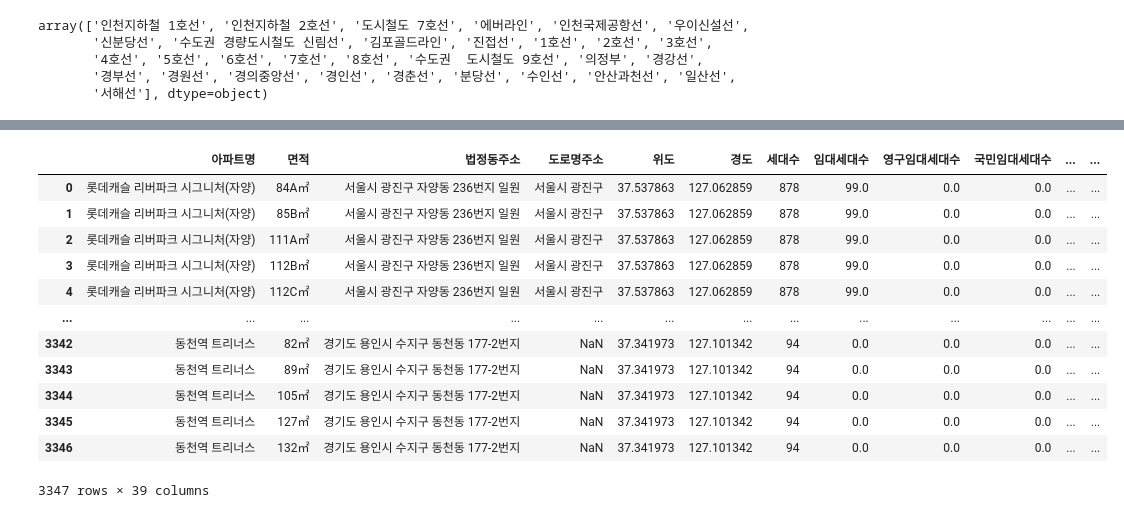
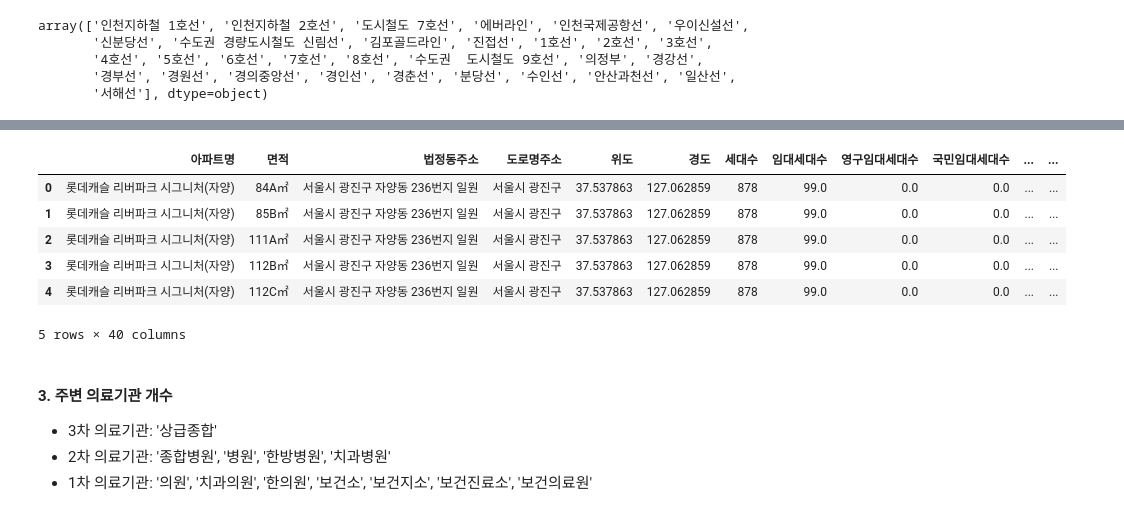
Before and after one commit to hwangeunok/git_practice, a Jupyter notebook: apartment_variables.ipynb, the cells around one changed output, grey strips where cells are left out. Saved outputs shown, nothing was run; the diff lists cells and outputs as text; code cells hidden in the pictures.

Commit message:
apartment_variables_update_20230822

```diff
--- a/apartment_variables.ipynb
+++ b/apartment_variables.ipynb
@@ -260,6 +197,13 @@ array(['인천지하철 1호선', '인천지하철 2호선', '도시철도 7호
 merged_rail.loc[merged_rail['노선명'] == '도시철도 7호선', '노선명'] = '7호선'
 merged_rail.loc[merged_rail['노선명'] == '수도권  도시철도 9호선', '노선명'] = '9호선'
 merged_rail.loc[merged_rail['노선명'] == '의정부', '노선명'] = '의정부선'
+merged_rail.loc[merged_rail['노선명'] == '일산선', '노선명'] = '3호선'
+merged_rail.loc[merged_rail['노선명'] == '수도권 경량도시철도 신림선', '노선명'] = '신림선'
+merged_rail.loc[merged_rail['노선명'] == '경부선', '노선명'] = '1호선'
+merged_rail.loc[merged_rail['노선명'] == '경인선', '노선명'] = '1호선'
+merged_rail.loc[merged_rail['노선명'] == '경원선', '노선명'] = '1호선'
+merged_rail.loc[merged_rail['노선명'] == '안산과천선', '노선명'] = '4호선'
+
 errored = merged_rail['노선명'] == '신분당선'
 merged_rail.loc[errored, ['역위도', '역경도']] = merged_rail.loc[errored, ['역경도', '역위도']].values
 # %%
@@ -280,0 +235,35 @@ merged_rail[merged_rail['역사명'] == '공덕역']
+# %%
+merged_rail.loc[merged_rail['역사명'] == '구로역', '역위도'] = geocoding(merged_rail[merged_rail['역사명']=='구로역']['역사도로명주소'].values[0])[0]
+merged_rail.loc[merged_rail['역사명'] == '구로역', '역경도'] = geocoding(merged_rail[merged_rail['역사명']=='구로역']['역사도로명주소'].values[0])[1]
+
+merged_rail.loc[merged_rail['역사명'] == '구리역', '역사도로명주소'] = '경기도 구리시 인창동 244-2'
+merged_rail.loc[merged_rail['역사명'] == '구리역', '역위도'] = geocoding(merged_rail[merged_rail['역사명']=='구리역']['역사도로명주소'].values[0])[0]
+merged_rail.loc[merged_rail['역사명'] == '구리역', '역경도'] = geocoding(merged_rail[merged_rail['역사명']=='구리역']['역사도로명주소'].values[0])[1]
+
+merged_rail.loc[merged_rail['역사명'] == '걸포북변역', '역사도로명주소'] = '경기도 김포시 북변동 135-10'
+merged_rail.loc[merged_rail['역사명'] == '걸포북변역', '역위도'] = geocoding(merged_rail[merged_rail['역사명']=='걸포북변역']['역사도로명주소'].values[0])[0]
+merged_rail.loc[merged_rail['역사명'] == '걸포북변역', '역경도'] = geocoding(merged_rail[merged_rail['역사명']=='걸포북변역']['역사도로명주소'].values[0])[1]
+
+merged_rail.loc[merged_rail['역사명'] == '사우역', '역사도로명주소'] = '경기도 김포시 사우동 854'
+merged_rail.loc[merged_rail['역사명'] == '사우역', '역위도'] = geocoding(merged_rail[merged_rail['역사명']=='사우역']['역사도로명주소'].values[0])[0]
+merged_rail.loc[merged_rail['역사명'] == '사우역', '역경도'] = geocoding(merged_rail[merged_rail['역사명']=='사우역']['역사도로명주소'].values[0])[1]
+
+merged_rail.loc[merged_rail['역사명'] == '풍무역', '역사도로명주소'] = '경기도 김포시 김포대로 710'
+merged_rail.loc[merged_rail['역사명'] == '풍무역', '역위도'] = geocoding(merged_rail[merged_rail['역사명']=='풍무역']['역사도로명주소'].values[0])[0]
+merged_rail.loc[merged_rail['역사명'] == '풍무역', '역경도'] = geocoding(merged_rail[merged_rail['역사명']=='풍무역']['역사도로명주소'].values[0])[1]
+
+merged_rail.loc[merged_rail['역사명'] == '화전역', '역사도로명주소'] = '경기도 고양시 덕양구 화전동 183-10'
+merged_rail.loc[merged_rail['역사명'] == '화전역', '역위도'] = geocoding(merged_rail[merged_rail['역사명']=='화전역']['역사도로명주소'].values[0])[0]
+merged_rail.loc[merged_rail['역사명'] == '화전역', '역경도'] = geocoding(merged_rail[merged_rail['역사명']=='화전역']['역사도로명주소'].values[0])[1]
+
+merged_rail.loc[merged_rail['역사명'] == '화정역', '역사도로명주소'] = '경기도 고양시 덕양구 화정동 1098'
+merged_rail.loc[merged_rail['역사명'] == '화정역', '역위도'] = geocoding(merged_rail[merged_rail['역사명']=='화정역']['역사도로명주소'].values[0])[0]
+merged_rail.loc[merged_rail['역사명'] == '화정역', '역경도'] = geocoding(merged_rail[merged_rail['역사명']=='화정역']['역사도로명주소'].values[0])[1]
+
+merged_rail.loc[merged_rail['역사명'] == '장기역', '역사도로명주소'] = '경기도 김포시 장기동 1791'
+merged_rail.loc[merged_rail['역사명'] == '장기역', '역위도'] = geocoding(merged_rail[merged_rail['역사명']=='장기역']['역사도로명주소'].values[0])[0]
+merged_rail.loc[merged_rail['역사명'] == '장기역', '역경도'] = geocoding(merged_rail[merged_rail['역사명']=='장기역']['역사도로명주소'].values[0])[1]
+
+merged_rail.loc[merged_rail['역사명'] == '운양역', '역사도로명주소'] = '경기도 김포시 운양동 1403'
+merged_rail.loc[merged_rail['역사명'] == '운양역', '역위도'] = geocoding(merged_rail[merged_rail['역사명']=='운양역']['역사도로명주소'].values[0])[0]
+merged_rail.loc[merged_rail['역사명'] == '운양역', '역경도'] = geocoding(merged_rail[merged_rail['역사명']=='운양역']['역사도로명주소'].values[0])[1]
@@ -337,19 +294,18 @@ close_distance
 # %%
 apartment['지하철역'] = close_subway
 apartment['지하철역_거리(km)'] = close_distance
 apartment['지하철역_거리(km)'] = apartment['지하철역_거리(km)'].round(4)
-apartment
+apartment.head()
 # %% [output]
 |  | 아파트명 | 면적 | 법정동주소 | 도로명주소 | 위도 | 경도 | 세대수 | 임대세대수 | 영구임대세대수 | 국민임대세대수 | ... | ... |
 | 0 | 롯데캐슬 리버파크 시그니처(자양) | 84A㎡ | 서울시 광진구 자양동 236번지 일원 | 서울시 광진구 | 37.537863 | 127.062859 | 878 | 99.0 | 0.0 | 0.0 | ... | ... |
 | 1 | 롯데캐슬 리버파크 시그니처(자양) | 85B㎡ | 서울시 광진구 자양동 236번지 일원 | 서울시 광진구 | 37.537863 | 127.062859 | 878 | 99.0 | 0.0 | 0.0 | ... | ... |
 | 2 | 롯데캐슬 리버파크 시그니처(자양) | 111A㎡ | 서울시 광진구 자양동 236번지 일원 | 서울시 광진구 | 37.537863 | 127.062859 | 878 | 99.0 | 0.0 | 0.0 | ... | ... |
 | 3 | 롯데캐슬 리버파크 시그니처(자양) | 112B㎡ | 서울시 광진구 자양동 236번지 일원 | 서울시 광진구 | 37.537863 | 127.062859 | 878 | 99.0 | 0.0 | 0.0 | ... | ... |
 | 4 | 롯데캐슬 리버파크 시그니처(자양) | 112C㎡ | 서울시 광진구 자양동 236번지 일원 | 서울시 광진구 | 37.537863 | 127.062859 | 878 | 99.0 | 0.0 | 0.0 | ... | ... |
-| ... | ... | ... | ... | ... | ... | ... | ... | ... | ... | ... | ... | ... |
-| 3342 | 동천역 트리너스 | 82㎡ | 경기도 용인시 수지구 동천동 177-2번지 | NaN | 37.341973 | 127.101342 | 94 | 0.0 | 0.0 | 0.0 | ... | ... |
-| 3343 | 동천역 트리너스 | 89㎡ | 경기도 용인시 수지구 동천동 177-2번지 | NaN | 37.341973 | 127.101342 | 94 | 0.0 | 0.0 | 0.0 | ... | ... |
-| 3344 | 동천역 트리너스 | 105㎡ | 경기도 용인시 수지구 동천동 177-2번지 | NaN | 37.341973 | 127.101342 | 94 | 0.0 | 0.0 | 0.0 | ... | ... |
-| 3345 | 동천역 트리너스 | 127㎡ | 경기도 용인시 수지구 동천동 177-2번지 | NaN | 37.341973 | 127.101342 | 94 | 0.0 | 0.0 | 0.0 | ... | ... |
-| 3346 | 동천역 트리너스 | 132㎡ | 경기도 용인시 수지구 동천동 177-2번지 | NaN | 37.341973 | 127.101342 | 94 | 0.0 | 0.0 | 0.0 | ... | ... |
-3347 rows × 39 columns
+5 rows × 40 columns
+# %% [markdown]
+#### 3. 주변 의료기관 개수
+* 3차 의료기관: '상급종합'
+* 2차 의료기관: '종합병원', '병원', '한방병원', '치과병원'
+* 1차 의료기관: '의원', '치과의원', '한의원', '보건소', '보건지소', '보건진료소', '보건의료원'
```
Also changed, not shown: parts of 69 cells of this notebook.
